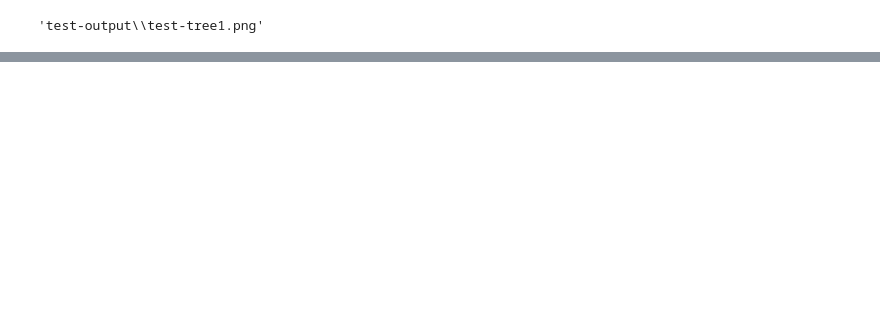
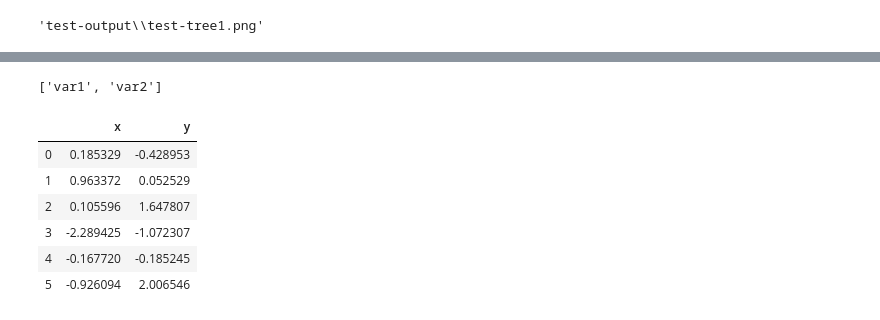
Before and after one commit to tnazikian/ga_tree, a Jupyter notebook: tree.ipynb, the cells around one changed output, grey strips where cells are left out. Drawn from its saved outputs; the diff is of its cells as text; code cells hidden in the pictures; blank space fills up the shorter version.

```diff
--- a/tree.ipynb
+++ b/tree.ipynb
@@ -675,0 +820,29 @@ j.render('test-output/test-tree1', view=True)
+# %%
+import re
+from collections import OrderedDict
+
+text = "{var1}*{var2}"
+vare = ["var2", "var1"]
+x = [(text.find(i), i) for i in vare]
+x.sort(key=lambda x: x[0])
+[i[1] for i in x]
+# %% [output]
+['var1', 'var2']
+# %%
+import pandas as pd
+x = np.random.normal(size=6)
+y = np.random.normal(size=6)
+z = np.random.normal(size=6)
+data = pd.DataFrame(np.stack([x,y,z], axis=1), columns=['x','y','z'])
+out = x*y*z
+# pd.DataFrame.from_items(('x',x),('y',y),('z',z))
+# %%
+data[['x','y']]
+# %% [output]
+|  | x | y |
+| 0 | 0.185329 | -0.428953 |
+| 1 | 0.963372 | 0.052529 |
+| 2 | 0.105596 | 1.647807 |
+| 3 | -2.289425 | -1.072307 |
+| 4 | -0.167720 | -0.185245 |
+| 5 | -0.926094 | 2.006546 |
```
Also changed, not shown: parts of 34 cells of this notebook, 4 other files.
